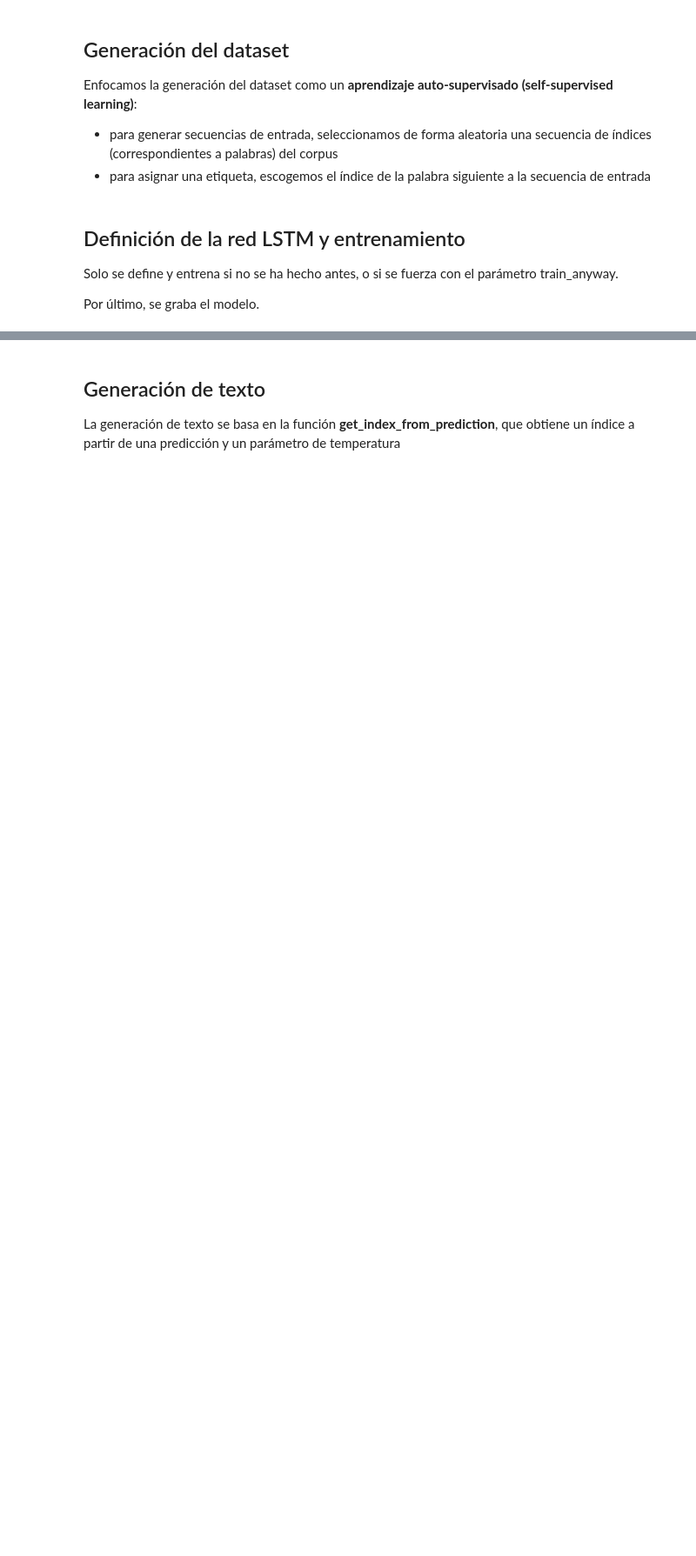
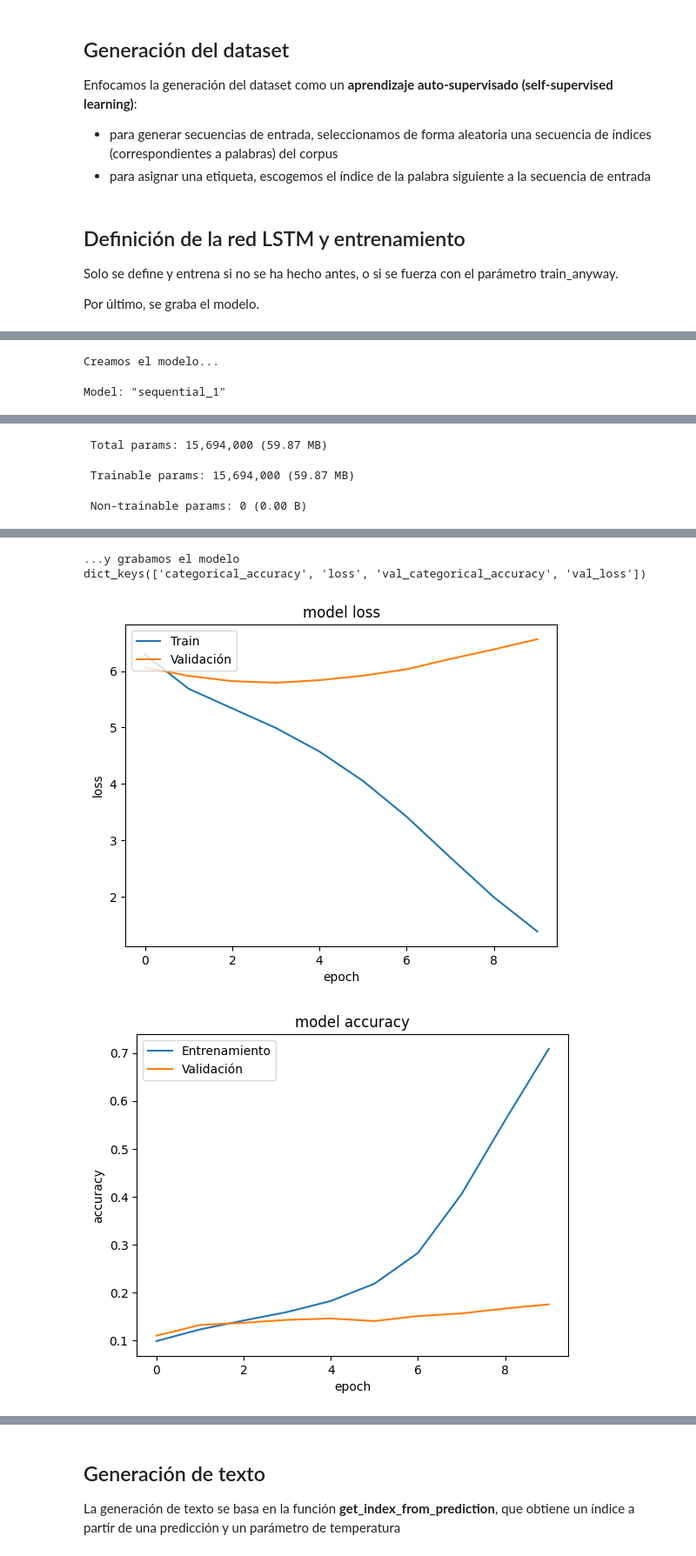
Before and after one commit to gustavox0/Tecnicas-Avanzdas-ML, a Jupyter notebook: M7_AI4_SalazarGustavo.ipynb, the cells around one changed output, grey strips where cells are left out. Shown at 87% size. Cells and saved outputs as stored; diff of their text form; code cells hidden in the pictures; blank space fills up the shorter version.

```diff
--- a/M7_AI4_SalazarGustavo.ipynb
+++ b/M7_AI4_SalazarGustavo.ipynb
@@ -189,15 +213,26 @@ def train_neural_network():
         # Creación del modelo
         print("Creamos el modelo...")
         # COMPLETAR CODIGO (debes seguir las indicaciones de la actividad para generar la red LSTM)
-
+        model = models.Sequential()
+        model.add(layers.Embedding(input_dim=len(vocabulary), output_dim=120, input_length=sequence_length)) #convertimos a vectores de dimensión 100
+        model.add(layers.LSTM(hidden_size))
+        model.add(layers.Dense(len(vocabulary), activation='softmax'))
+        model.build(input_shape=(None, sequence_length))
         model.summary()
 
         # Definimos el resto del modelo: optimizador, función de pérdidas y métrica
         # COMPLETAR CODIGO
+        model.compile(optimizer='adam',
+              loss='categorical_crossentropy',
+              metrics=['categorical_accuracy'])
 
         # Entrenamiento del modelo
         print("Entrenamos el modelo...")
         # COMPLETAR CODIGO
+        history = model.fit(data_input, data_output,
+                    batch_size=batch_size,
+                    epochs=epochs,
+                    validation_split=0.2)#incluyo validaciòn para revisar si hay sobreajuste o no
 
         # Grabación del modelo
         print("...y grabamos el modelo")
@@ -211,22 +246,27 @@ def plot_history(history):
     print(history.history.keys())
 
     # Gráfica de función de pérdida
-    plt.plot(history.history['loss'])
+    plt.plot(history.history['loss'], label='Train')
+    plt.plot(history.history['val_loss'], label='Validación')
     plt.title('model loss')
     plt.ylabel('loss')
     plt.xlabel('epoch')
-    plt.legend(['train', 'test'], loc='upper left')
+    #plt.legend(['train', 'test'], loc='upper left')
+    plt.legend(loc='upper left')
     plt.savefig("history_loss.png")
     # plt.clf()
     plt.show()
     plt.close()
 
     # Gráfica de accuracy.
-    plt.plot(history.history['categorical_accuracy'])
+    #plt.plot(history.history['categorical_accuracy'])
+    plt.plot(history.history['categorical_accuracy'], label='Entrenamiento')
+    plt.plot(history.history['val_categorical_accuracy'], label='Validación')
     plt.title('model accuracy')
     plt.ylabel('accuracy')
     plt.xlabel('epoch')
-    plt.legend(['train', 'test'], loc='upper left')
+    #plt.legend(['train', 'test'], loc='upper left')
+    plt.legend(loc='upper left')
     plt.savefig("history_accuracy.png")
     # plt.clf()
 
@@ -234,3 +274,4 @@ def plot_history(history):
     plt.close()
 
 train_neural_network()
+# %% [output]
@@ -236,0 +280,2 @@ train_neural_network()
+Creamos el modelo...
+Model: "sequential_1"
@@ -236,0 +291,3 @@ train_neural_network()
+ Total params: 15,694,000 (59.87 MB)
+ Trainable params: 15,694,000 (59.87 MB)
+ Non-trainable params: 0 (0.00 B)
@@ -236,0 +312,4 @@ train_neural_network()
+...y grabamos el modelo
+dict_keys(['categorical_accuracy', 'loss', 'val_categorical_accuracy', 'val_loss'])
+[figure, added]
+[figure, added]
```
Also changed, not shown: parts of 8 cells of this notebook.
